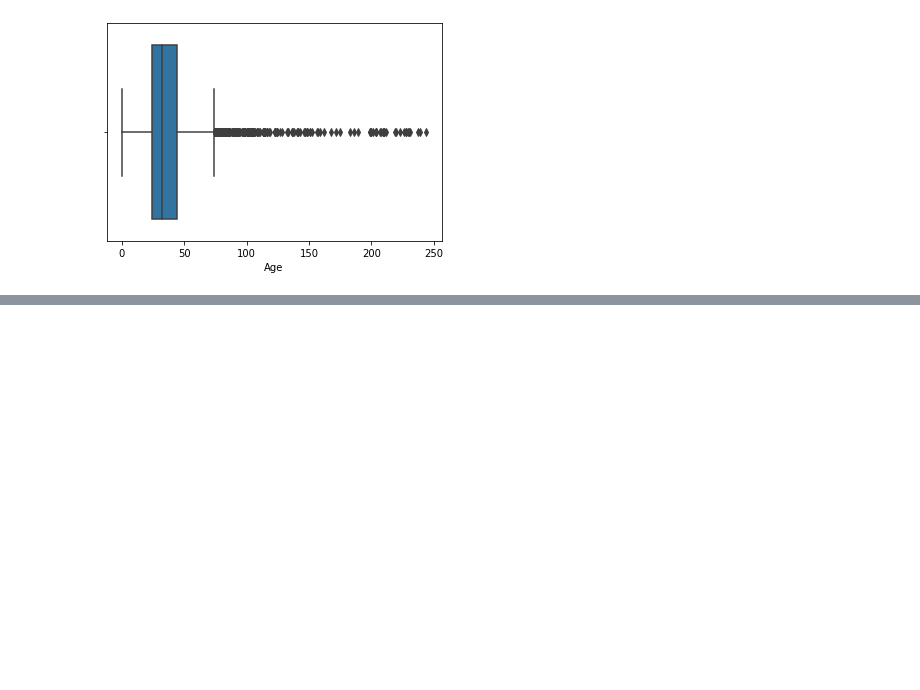
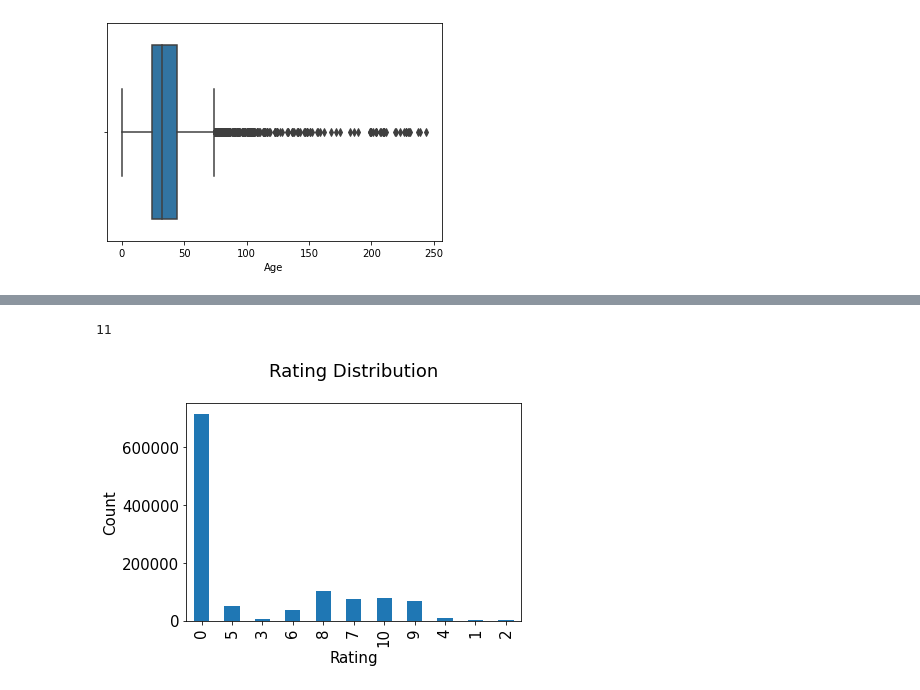
Before and after one commit to GaikwadSandesh/Book_Recommendation_System, a Jupyter notebook: Book_Recommendation_System.ipynb, the cells around one changed output, grey strips where cells are left out. Drawn from its saved outputs; the diff is of its cells as text; code cells hidden in the pictures; blank space fills up the shorter version.

```diff
--- a/Book_Recommendation_System.ipynb
+++ b/Book_Recommendation_System.ipynb
@@ -15,5 +20,5 @@ Mounted at /content/drive
 # %%
 #Loading Datasets
 books=pd.read_csv("/content/drive/MyDrive/Colab Notebooks/Alma_better/Book Recommender system/Books.csv" )
-rating=pd.read_csv("/content/drive/MyDrive/Colab Notebooks/Alma_better/Book Recommender system/Ratings.csv")
+ratings=pd.read_csv("/content/drive/MyDrive/Colab Notebooks/Alma_better/Book Recommender system/Ratings.csv")
 users=pd.read_csv("/content/drive/MyDrive/Colab Notebooks/Alma_better/Book Recommender system/Users.csv")
@@ -288,0 +309,13 @@ memory usage: 10.4+ MB
+# %%
+ratings['Book-Rating'].nunique()
+# %% [output]
+11
+# %%
+plt.rc("font", size=15)
+ratings['Book-Rating'].value_counts(sort=False).plot(kind='bar')
+plt.title('Rating Distribution\n')
+plt.xlabel('Rating')
+plt.ylabel('Count')
+plt.show()
+# %% [output]
+[figure, added]
```
Also changed, not shown: parts of 41 cells of this notebook.
